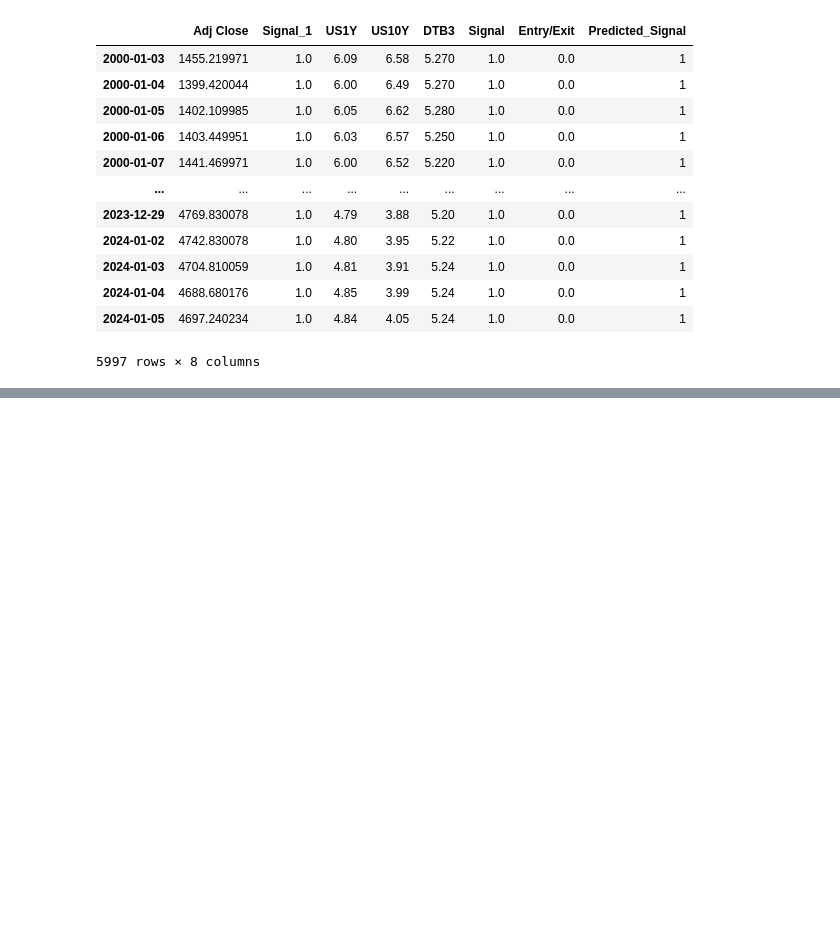
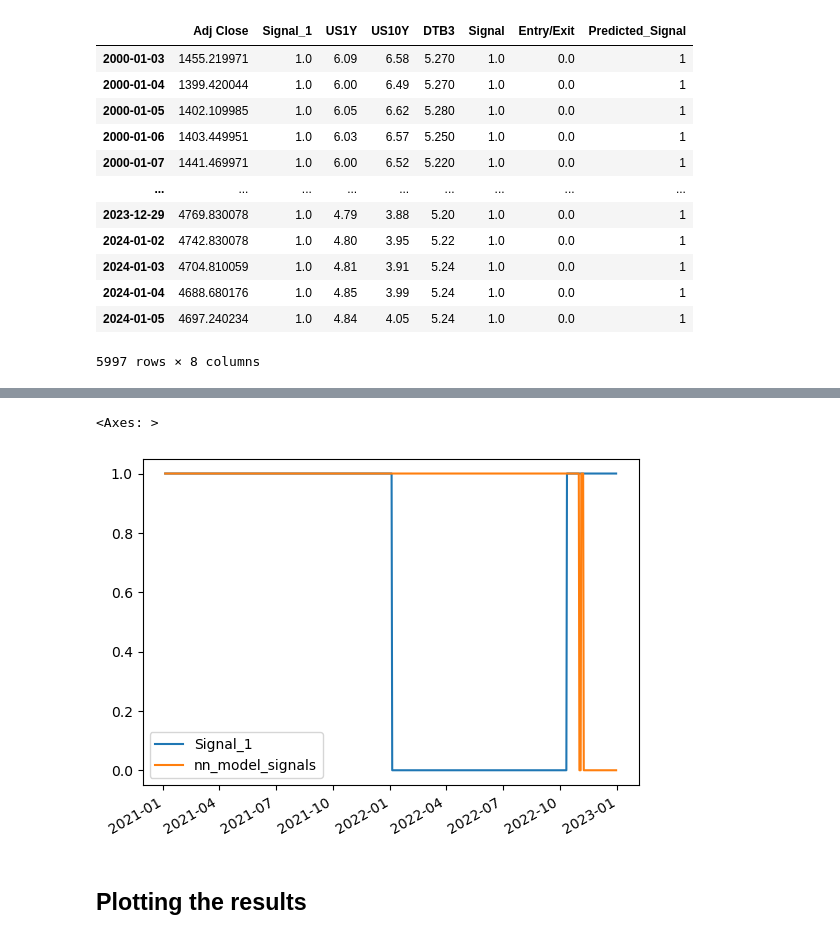
Before and after one commit to Mccalabrese/Neural-Networks-to-Model-the-SP500, a Jupyter notebook: tbill_sp_model.ipynb, the cells around one changed output, grey strips where cells are left out. Cells and saved outputs as stored; diff of their text form; code cells hidden in the pictures; blank space fills up the shorter version.

```diff
--- a/tbill_sp_model.ipynb
+++ b/tbill_sp_model.ipynb
@@ -637,0 +826,3 @@ Epoch 15/10000
+# %%
+# Fit the model using 50 epochs and the training data
+fit_model = nn.fit(X_train_scaled, y_train, epochs=100)
@@ -637,0 +856,2 @@ Epoch 15/10000
+# %%
+nn_predictions = nn.predict(X_test_scaled)
@@ -637,0 +877,8 @@ Epoch 15/10000
+# %%
+nn_signals = []
+
+for i in range(0,len(nn_predictions)):
+    if nn_predictions[i] >= 0.5:
+        nn_signals.append(1)
+    else:
+        nn_signals.append(0)
@@ -637,0 +907,6 @@ Epoch 15/10000
+# %%
+nn_plot_signals_df = test_data[["Signal_1"]].copy()
+
+nn_plot_signals_df['nn_model_signals'] = nn_signals
+
+nn_plot_signals_df.head()
@@ -637,0 +920,7 @@ Epoch 15/10000
+# %%
+nn_plot_signals_df.plot()
+# %% [output]
+<Axes: >
+[figure, added]
+# %% [markdown]
+## Plotting the results
```
Also changed, not shown: parts of 55 cells of this notebook.
